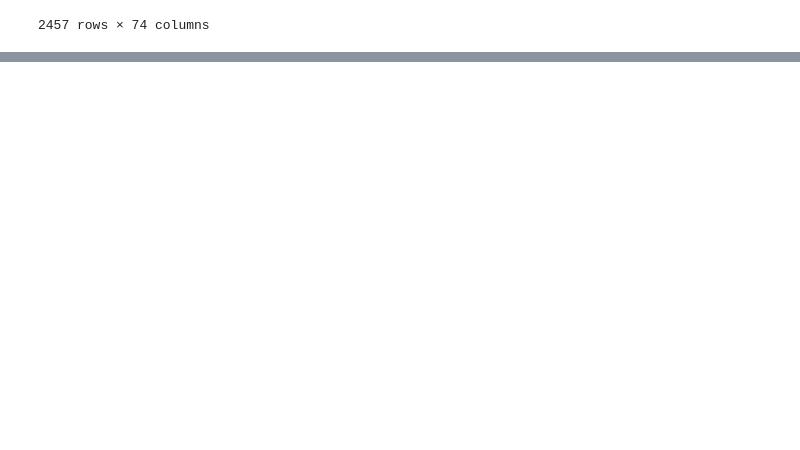
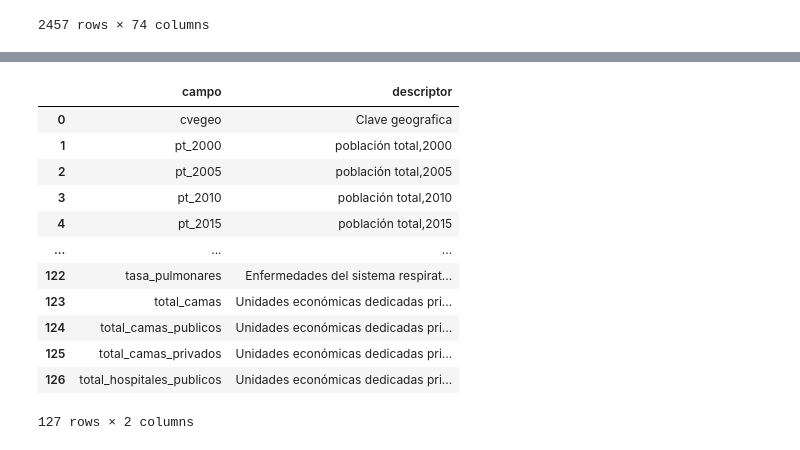
Before and after one commit to rausial/covid19_vulnerabilidad_mex, a Jupyter notebook: 03_nuevos_datos.ipynb, the cells around one changed output, grey strips where cells are left out. Saved outputs shown, nothing was run; the diff lists cells and outputs as text; code cells hidden in the pictures; blank space fills up the shorter version.

```diff
--- a/03_nuevos_datos.ipynb
+++ b/03_nuevos_datos.ipynb
@@ -287,0 +292,18 @@ variables_municipales.drop(columns="cve_ent").to_csv("datos/municipios/indicador
+# %%
+diccionario = pd.read_csv("datos/diccionario_vulnerabilidad.csv")
+diccionario = diccionario.replace({'total_de_camas_privados':'total_camas_privados'})
+diccionario
+# %% [output]
+|  | campo | descriptor |
+| 0 | cvegeo | Clave geografica |
+| 1 | pt_2000 | población total,2000 |
+| 2 | pt_2005 | población total,2005 |
+| 3 | pt_2010 | población total,2010 |
+| 4 | pt_2015 | población total,2015 |
+| ... | ... | ... |
+| 122 | tasa_pulmonares | Enfermedades del sistema respirat... |
+| 123 | total_camas | Unidades económicas dedicadas pri... |
+| 124 | total_camas_publicos | Unidades económicas dedicadas pri... |
+| 125 | total_camas_privados | Unidades económicas dedicadas pri... |
+| 126 | total_hospitales_publicos | Unidades económicas dedicadas pri... |
+127 rows × 2 columns
```
Also changed, not shown: parts of 4 cells of this notebook, 2 other files.
